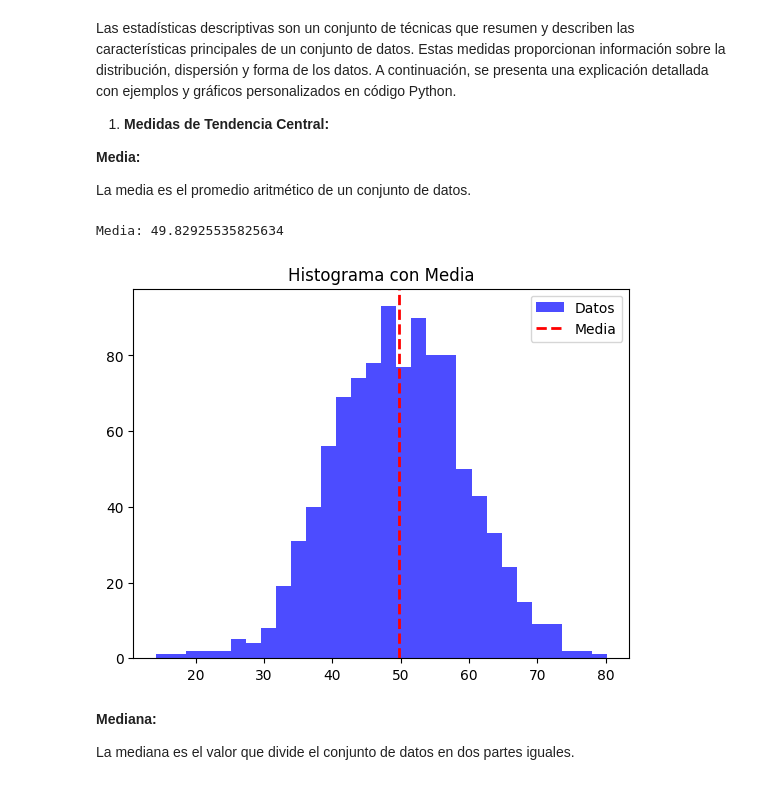
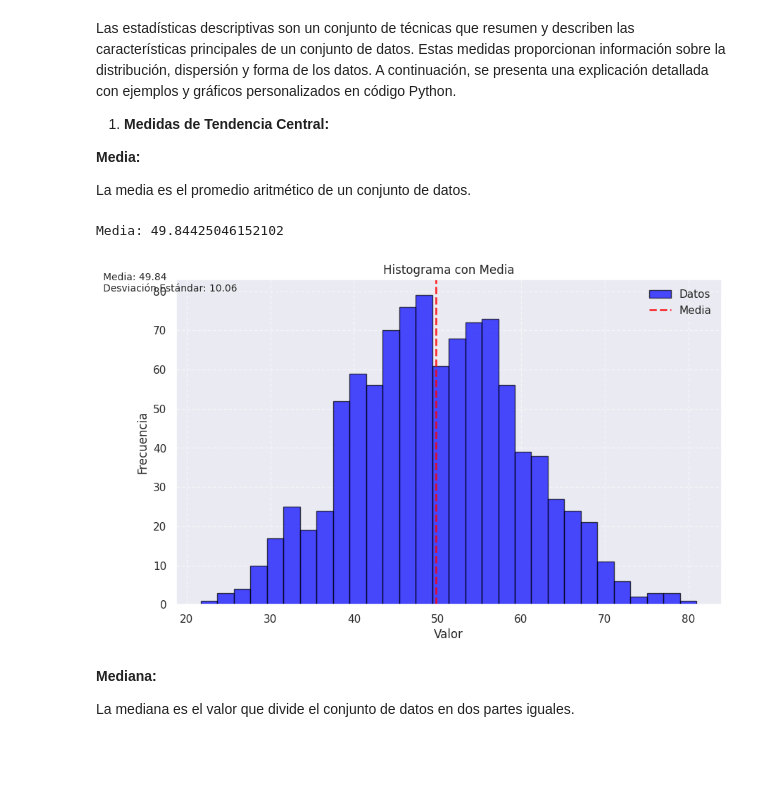
Before and after one commit to gustavopumachagua/curso_definitivo, a Jupyter notebook: Analisis_de_Datos/3_Estadisticas_Descriptivas_y_Visualizacion_de_Datos.ipynb, the cells around one changed output. Cells and saved outputs as stored; diff of their text form; code cells hidden in the pictures; blank space fills up the shorter version.

```diff
--- a/Analisis_de_Datos/3_Estadisticas_Descriptivas_y_Visualizacion_de_Datos.ipynb
+++ b/Analisis_de_Datos/3_Estadisticas_Descriptivas_y_Visualizacion_de_Datos.ipynb
@@ -17,23 +17,43 @@ La media es el promedio aritmético de un conjunto de datos.
 # %%
 import numpy as np
 import matplotlib.pyplot as plt
+import seaborn as sns
 
 # Generar datos de ejemplo
 datos = np.random.normal(loc=50, scale=10, size=1000)
 
 # Calcular la media
 media = np.mean(datos)
 print(f"Media: {media}")
 
-# Visualizar los datos y la media
-plt.hist(datos, bins=30, alpha=0.7, color='blue', label='Datos')
-plt.axvline(media, color='red', linestyle='dashed', linewidth=2, label='Media')
+# Tamaño de la figura y estilo
+plt.figure(figsize=(10, 6))
+sns.set(style='darkgrid')  # Utiliza el estilo de seaborn
+
+# Histograma con bordes negros y transparencia
+plt.hist(datos, bins=30, alpha=0.7, color='blue', edgecolor='black', label='Datos')
+
+# Línea de media con ajustes
+plt.axvline(media, color='red', linestyle='dashed', linewidth=2, label='Media', alpha=0.8)
+
+# Etiquetas y leyenda
+plt.xlabel('Valor')
+plt.ylabel('Frecuencia')
+plt.legend()
+
+# Título y cuadrícula
 plt.title('Histograma con Media')
-plt.legend()
+plt.grid(True, linestyle='--', alpha=0.5)
+
+# Información estadística adicional
+std_dev = np.std(datos)
+plt.text(10, 80, f'Media: {media:.2f}\nDesviación Estándar: {std_dev:.2f}', fontsize=10)
+
+# Mostrar la gráfica
 plt.show()
 # %% [output]
-Media: 49.82925535825634
+Media: 49.84425046152102
-[figure, old version]
+[figure, new version]
 # %% [markdown]
 **Mediana:**
 
```
Also changed, not shown: parts of 4 cells of this notebook, 5 other files.
